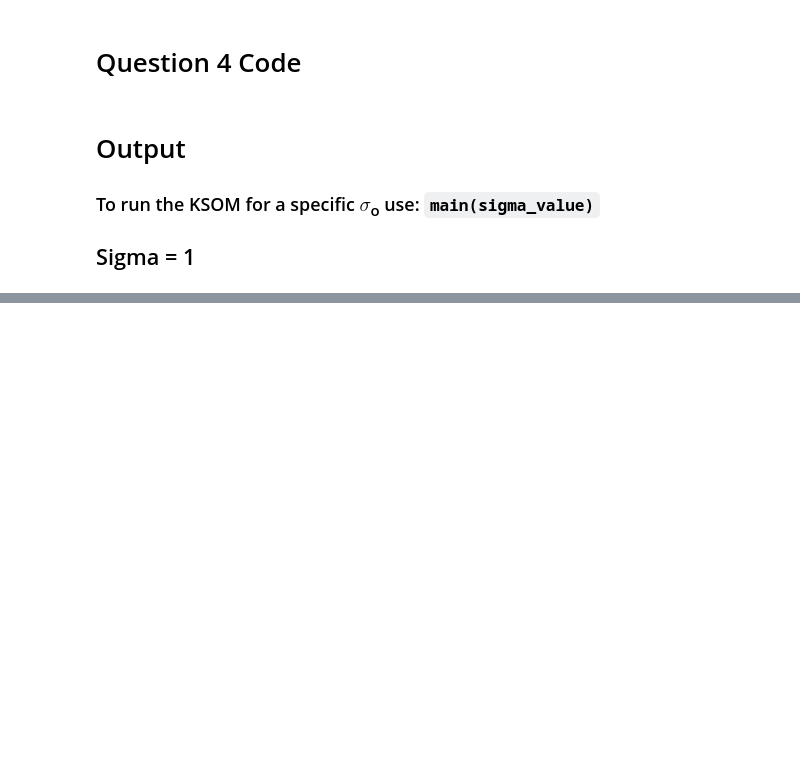
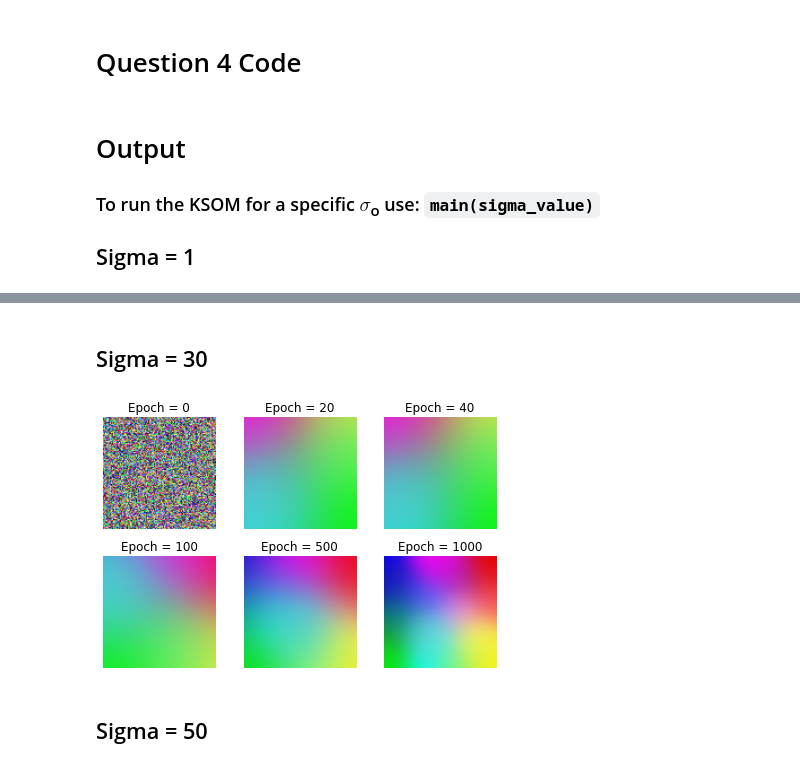
Before and after one commit to subramario/Kohonen-Self-Organizing-Map, a Jupyter notebook: Q4.ipynb, the cells around one changed output, grey strips where cells are left out. Cells and saved outputs as stored; diff of their text form; code cells hidden in the pictures; blank space fills up the shorter version.

```diff
--- a/Q4.ipynb
+++ b/Q4.ipynb
@@ -165,2 +171,10 @@ def main(sigma_nought):
+# %% [markdown]
+## Sigma = 30
+# %%
+main(30)
+# %% [output]
+[figure, added]
+# %% [markdown]
+## Sigma = 50
 # %%
 main(50)
```
Also changed, not shown: parts of 8 cells of this notebook.
